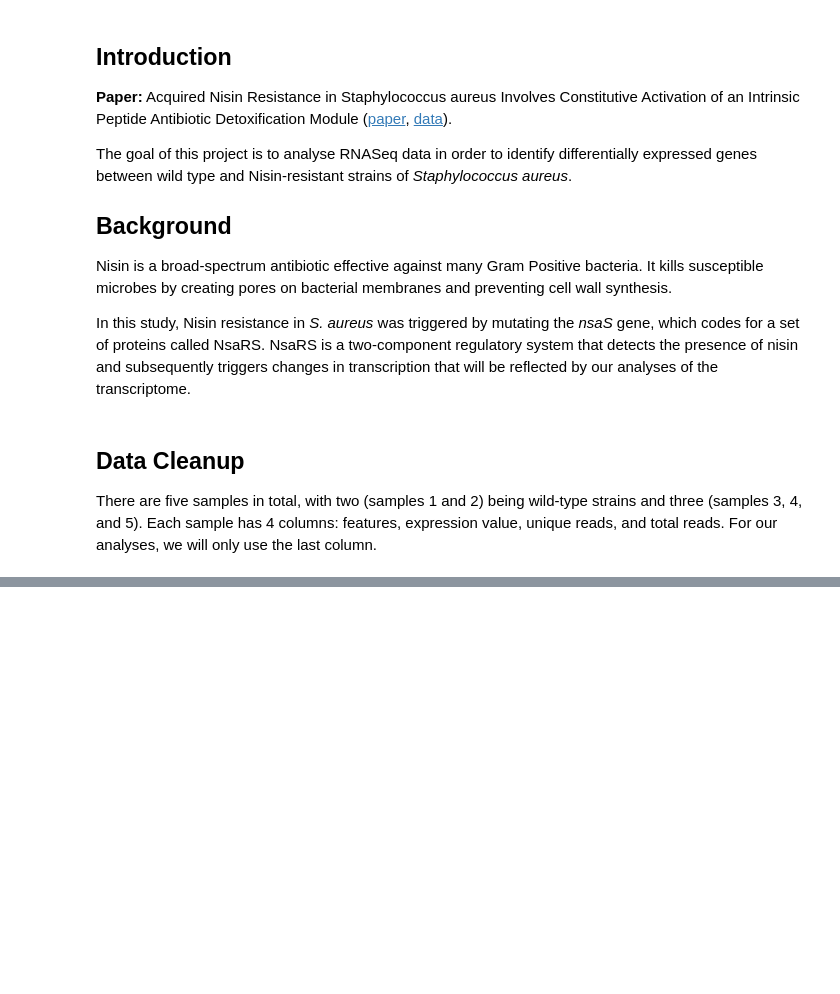
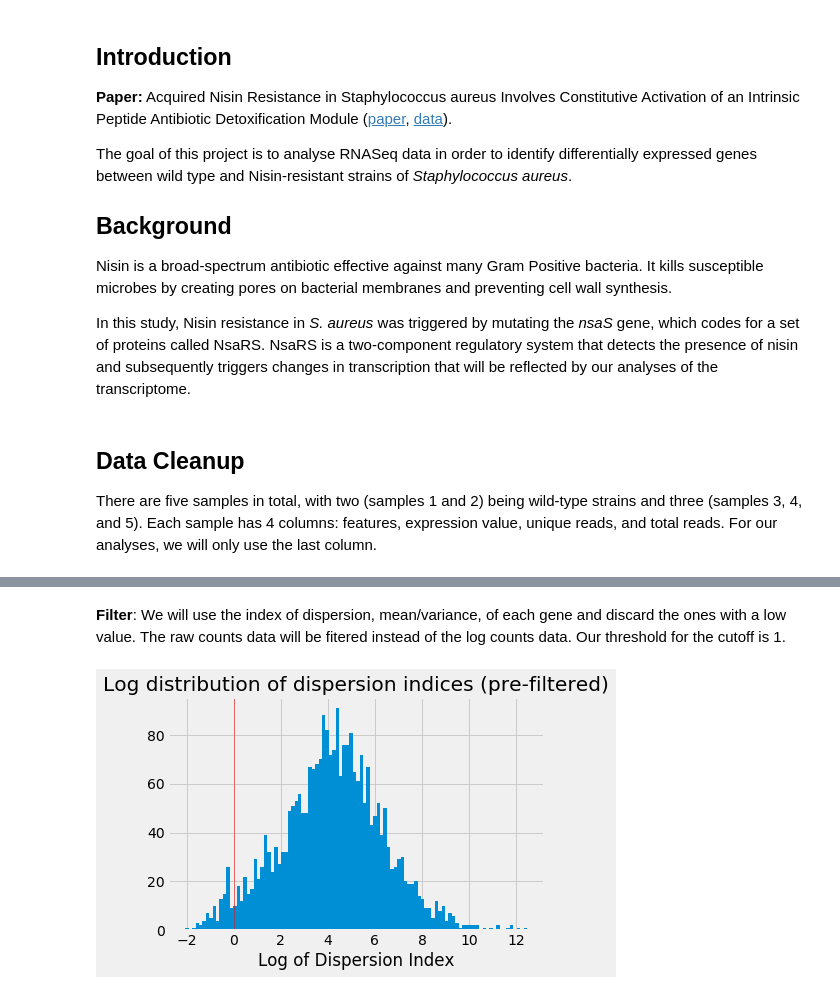
Before and after one commit to ivalexander13/mrsa-nisin-resistance, a Jupyter notebook: MRSA_Nisin_Resistance.ipynb, the cells around one changed output, grey strips where cells are left out. Saved outputs shown, nothing was run; the diff lists cells and outputs as text; code cells hidden in the pictures; blank space fills up the shorter version.

```diff
--- a/MRSA_Nisin_Resistance.ipynb
+++ b/MRSA_Nisin_Resistance.ipynb
@@ -93,0 +98,15 @@ plt.show()
+# %% [markdown]
+**Filter**: We will use the index of dispersion, mean/variance, of each gene and discard the ones with a low value. The raw counts data will be fitered instead of the log counts data. Our threshold for the cutoff is 1.
+# %%
+index_dispersion_per_gene = np.var(raws, axis=1) / np.mean(raws, axis=1)
+
+histrange = [0, 10000]
+np.log(index_dispersion_per_gene).hist(bins=100, range=None)
+plt.axvline(x=0, color='red', linewidth=0.5)
+plt.title('Log distribution of dispersion indices (pre-filtered)')
+plt.xlabel('Log of Dispersion Index')
+plt.show()
+
+filtered_raw = raws[index_dispersion_per_gene > 1]
+# %% [output]
+[figure, added]
```
Also changed, not shown: parts of 37 cells of this notebook.
